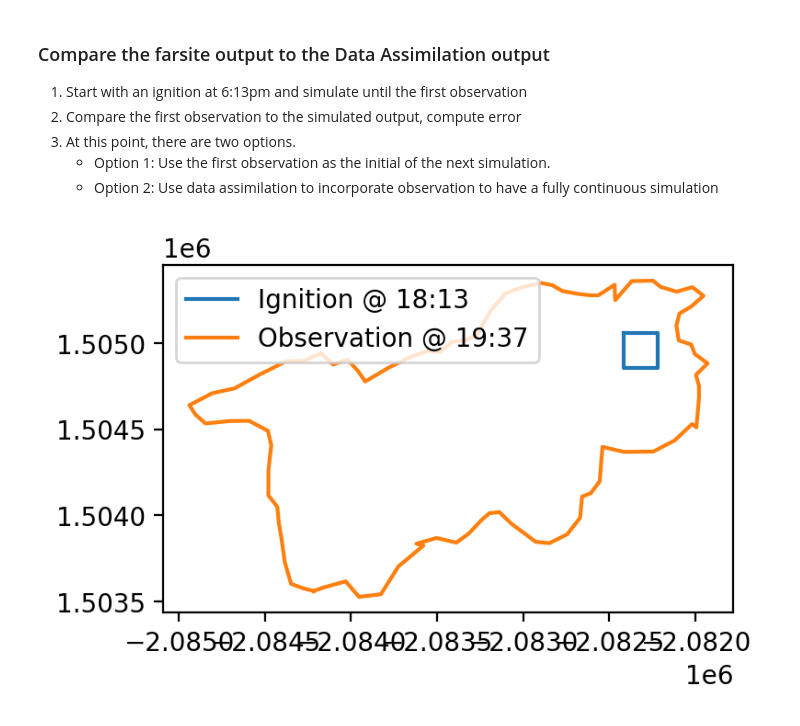
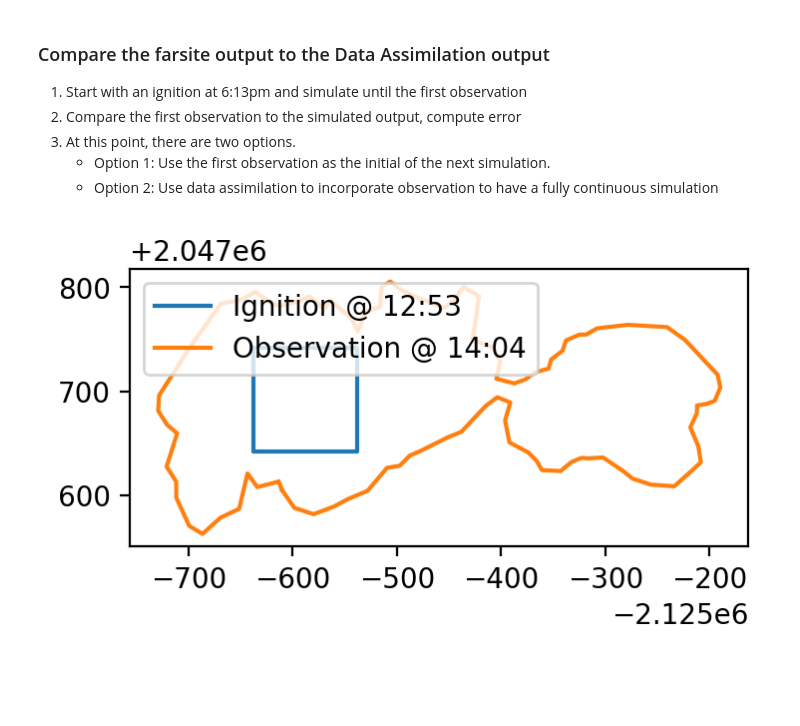
Before and after one commit to tolgacaglar/farsite-devAPI, a Jupyter notebook: src/Data Assimilation Workflow Cleanup - Global Wind.ipynb, the cells around one changed output. Cells and saved outputs as stored; diff of their text form; code cells hidden in the pictures; blank space fills up the shorter version.

```diff
--- a/src/Data Assimilation Workflow Cleanup - Global Wind.ipynb
+++ b/src/Data Assimilation Workflow Cleanup - Global Wind.ipynb
@@ -23,7 +23,7 @@ warnings.filterwarnings('ignore')
 from multiprocessing import Pool
 import contextily as ctx
 
-description = 'Maria2019'
+description = 'Bridge2021'
 # %%
 def calculate(initialidx,
               observeidx,
@@ -272,12 +276,12 @@ tfin = tix
 # %%
 # MAria Fire wind values
 # # Windspeed and Wind direction that were used live
-wslst = [11, 18, 18, 25, 17, 22, 15, 12, 14, 14, 14]
-wdlst = [37, 48, 48, 44, 16, 29, 19, 24, 22, 21, 20]
+# wslst = [11, 18, 18, 25, 17, 22, 15, 12, 14, 14, 14]
+# wdlst = [37, 48, 48, 44, 16, 29, 19, 24, 22, 21, 20]
 
-# # Bridge fire wind values
-# wslst = [15]*(tfin)
-# wdlst = [270]*(tfin)
+# Bridge fire wind values
+wslst = [15]*(tfin)
+wdlst = [270]*(tfin)
 
 # River fire wind values
 # wslst = [15]*(tfin)
@@ -347,42 +348,47 @@ ctx.add_basemap(ax=ax, source=ctx.providers.CartoDB.Voyager, crs='EPSG:5070')
    - Option 2: Use data assimilation to incorporate observation to have a fully continuous simulation
 # %%
 # # Maria ignition
-ignition_timepoint = timestamps[0].replace(hour=18, minute=13)
-x,y = (-2084217.1484733422, 1503560.461310427)
-width = 200
-xshift = 2000
-yshift = 1500
+# ignition_timepoint = timestamps[0].replace(hour=18, minute=13)
+# x,y = (-2084217.1484733422, 1503560.461310427)
+# width = 200
+# xshift = 2000
+# yshift = 1500
 
 
 # Bridge2021 ignition
-# ignition_timepoint = timestamps[0].replace(hour=12, minute=53)
-# x,y = x,y = observations[0].centroid.x, observations[0].centroid.y
-# width = 100
-# xshift = -50
-# yshift = 50
+ignition_timepoint = timestamps[0].replace(hour=12, minute=53)
+x,y = x,y = observations[0].centroid.x, observations[0].centroid.y
+width = 100
+xshift = -50
+yshift = 50
 
 
 
 # River2021 ignition
 # ignition_timepoint = timestamps[0].replace(hour=14, minute=0)
 # x,y = x,y = observations[0].centroid.x, observations[0].centroid.y
 # width = 100
 # xshift = -1200
 # yshift = -2000
 
 x += xshift
 y+= yshift
 ignition = Polygon([(x-width, y), (x, y), (x,y-width), (x-width, y-width)])
 
 fig, ax = plt.subplots(1,1, figsize=(4,4), dpi=200)
 plot_geometry(ignition, ax=ax, label=f'Ignition @ {ignition_timepoint.strftime("%H:%M")}')
 plot_geometry(observations[0], ax=ax, label=f'Observation @ {timestamps[0].strftime("%H:%M")}')
 ax.legend(loc='upper left')
 
 model_output_lst = []
 adjusted_geom_lst = []
+X_lst = []
+xkhat_ensemble_lst = []
+xkphat_ensemble_lst = []
+ykhat_ensemble_lst = []
+zkphat_ensemble_lst = []
 # %% [output]
-[figure, old version]
+[figure, new version]
 # %%
 # Run farsite from ignition to the first observation
 dt = timestamps[0] - ignition_timepoint
```
Also changed, not shown: parts of 15 cells of this notebook, 8 other files.
